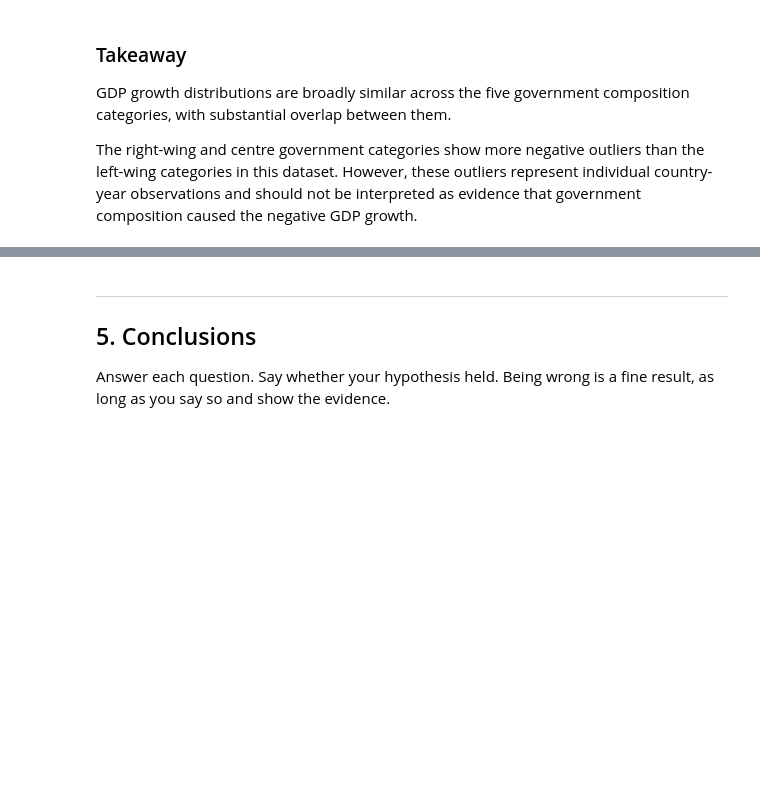
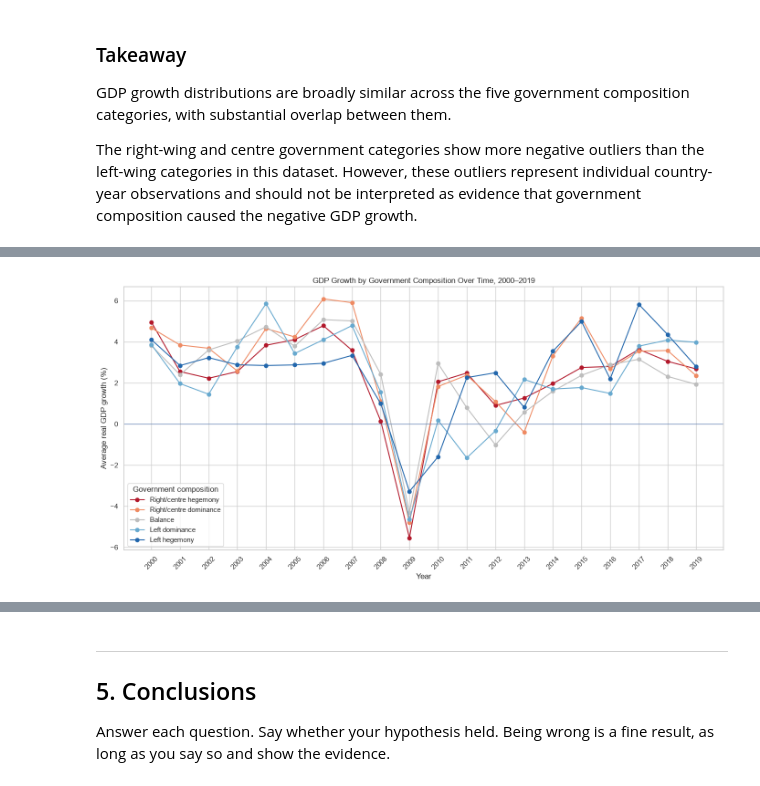
Before and after one commit to rekha-cyber/rekha_branch, a Jupyter notebook: notebooks/03_hypothesis_and_visualization.ipynb, the cells around one changed output, grey strips where cells are left out. Cells and saved outputs as stored; diff of their text form; code cells hidden in the pictures; blank space fills up the shorter version.

```diff
--- a/notebooks/03_hypothesis_and_visualization.ipynb
+++ b/notebooks/03_hypothesis_and_visualization.ipynb
@@ -438,10 +424,12 @@ INNER JOIN government_types AS gt
 ORDER BY cy.government_type_id;
 """
 
-gdp_distribution = pd.read_sql(
-    gdp_distribution_query,
-    connection
-)
+# gdp_distribution = pd.read_sql(
+#     gdp_distribution_query,
+#     connection
+# )
+
+gdp_distribution = run_query(gdp_distribution_query)
 
 gdp_distribution.head()
 # %% [output]
@@ -502,0 +595,40 @@ as evidence that government composition caused the negative GDP growth.
+# %%
+plt.figure(figsize=(14, 7))
+
+for government_type_id, color in zip(range(1, 6), colors):
+
+    subset = gdp_over_time[
+        gdp_over_time["government_type_id"] == government_type_id
+    ]
+
+    plt.plot(
+        subset["year"],
+        subset["avg_gdp_growth"],
+        marker="o",
+        color=color,
+        label=government_type_id
+    )
+
+plt.axhline(0, linewidth=0.8)
+
+plt.xlabel("Year")
+plt.ylabel("Average real GDP growth (%)")
+plt.title("GDP Growth by Government Composition Over Time, 2000–2019")
+
+plt.legend(
+    [
+        "Right/centre hegemony",
+        "Right/centre dominance",
+        "Balance",
+        "Left dominance",
+        "Left hegemony"
+    ],
+    title="Government composition"
+)
+
+plt.xticks(range(2000, 2020), rotation=45)
+
+plt.tight_layout()
+plt.show()
+# %% [output]
+[figure, added]
```
Also changed, not shown: parts of 27 cells of this notebook, 2 other files.
